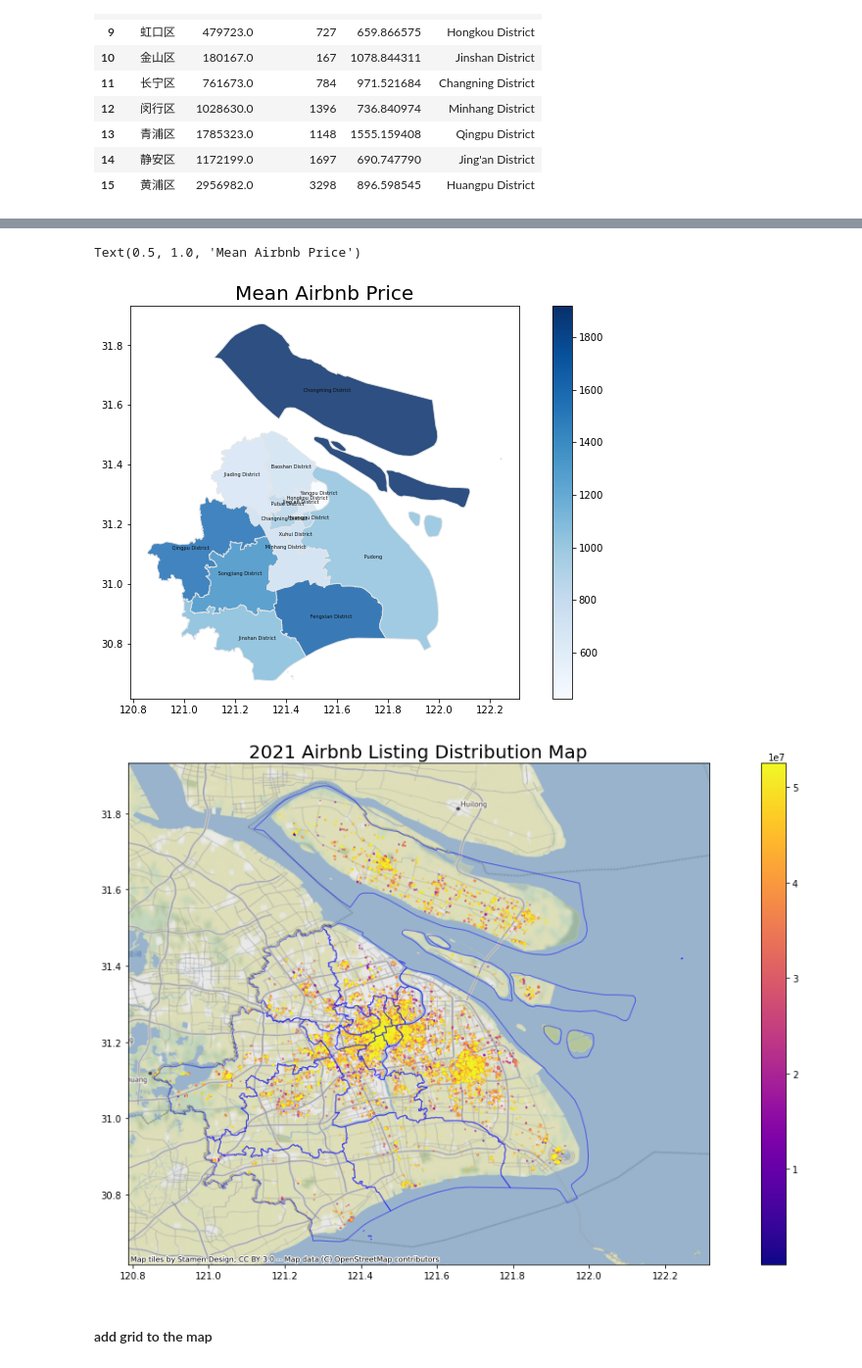
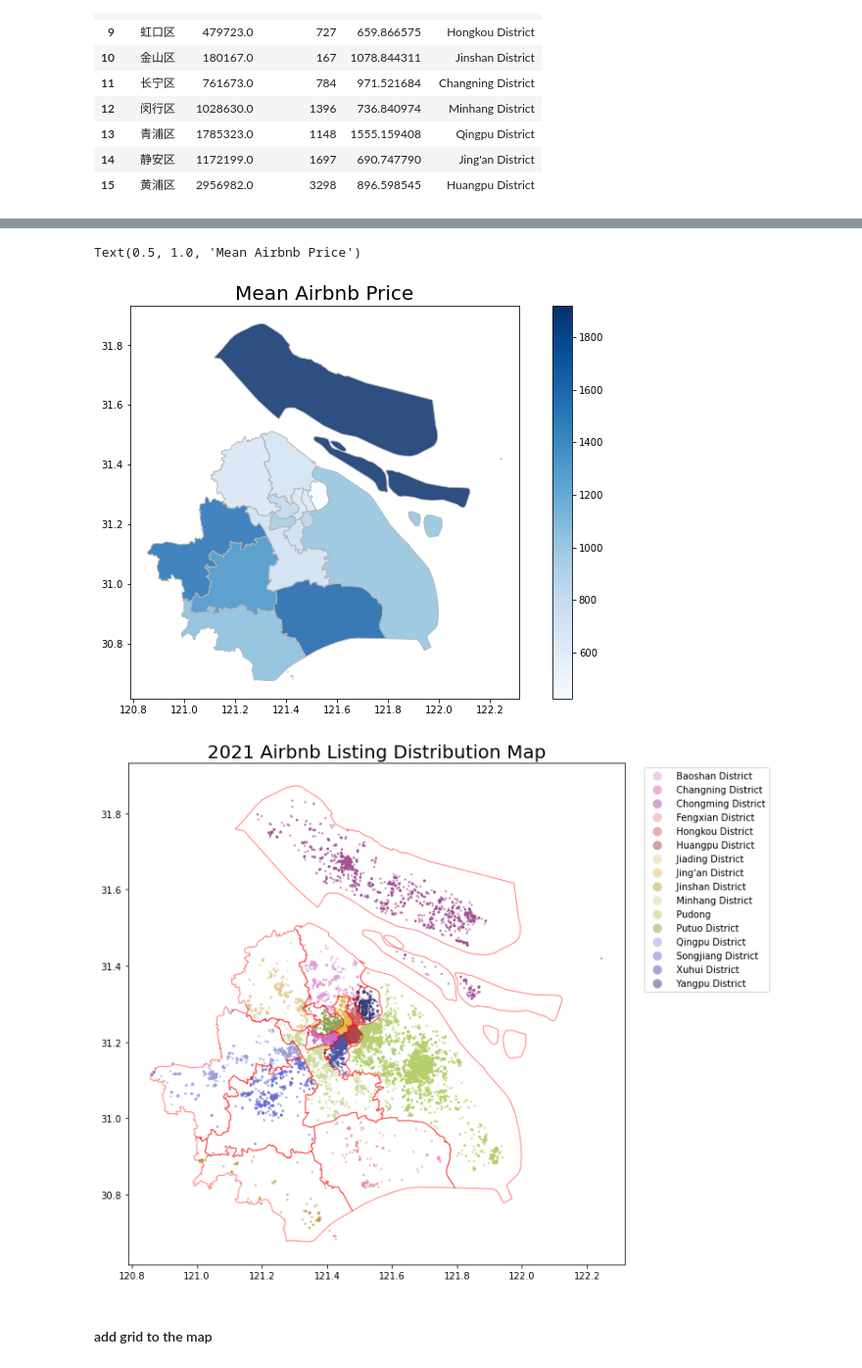
Before and after one commit to hyjucl/disser, a Jupyter notebook: clean_airbnb.ipynb, the cells around one changed output, grey strips where cells are left out. Shown at 98% size. Cells and saved outputs as stored; diff of their text form; code cells hidden in the pictures.

Commit message:
Update clean_airbnb.ipynb
plot maps to show the relationship between Airbnb distribution and area properties.

```diff
--- a/clean_airbnb.ipynb
+++ b/clean_airbnb.ipynb
@@ -399,13 +399,15 @@ ppd['coords'] = ppd['geometry'].apply(lambda x: x.representative_point().coords[
 ppd['coords'] = [coords[0] for coords in ppd['coords']]
 
 ax1 = f.add_subplot()
-ppd.plot(column='ave', legend=True, cmap='Blues', figsize=(12,6), ax=ax1, edgecolor='#e6e6e6', alpha=0.85)
-for idx, row in ppd.iterrows():
-    plt.annotate(s=row['e_name'], xy=row['coords'], horizontalalignment='center', color='#0d0d0c', fontsize=5)
+ppd.plot(column='ave', legend=True, cmap='Blues', figsize=(12,6), ax=ax1, edgecolor='#b5b5b5', alpha=0.85)
+
+## add area name to the map
+# for idx, row in ppd.iterrows():
+#     plt.annotate(s=row['e_name'], xy=row['coords'], horizontalalignment='center', color='#0d0d0c', fontsize=5)
 
 f.subplots_adjust(top=0.92)
 ax1.set_title('Mean Airbnb Price', fontsize=20)
 #plt.savefig('Cluster-House-Prices-Raw.png', dpi=150)
 # %% [output]
 Text(0.5, 1.0, 'Mean Airbnb Price')
-[figure, old version]
+[figure, new version]
@@ -414,14 +433,17 @@ sssh = sssh.to_crs('epsg:4326')
 # %%
 #plot map to see density
 
-ax = ga21.plot(column='id', markersize=2, alpha=0.5, figsize=(20,10), legend=True, cmap='plasma')
-sssh.plot(ax=ax, edgecolor='b', facecolor='None', alpha=0.5, legend = True);
+# colors = ['#a6cee3','#1f78b4','#b2df8a','#33a02c', '#fb9a99','#e31a1c','#fdbf6f','#ff7f00','#cab2d6','#6a3d9a','#ffff99','#b15928','#d9d9d9','#ccebc5',
+#          '#8dd3c7','#fdb462']
+
+ax = ga21.plot(column='e_name', markersize=2, alpha=0.5, figsize=(20,10), legend=True, cmap='tab20b_r',k=16)
+sssh.plot(ax=ax, edgecolor='red', facecolor='None', alpha=0.5, legend = True);
 ax.set_title('2021 Airbnb Listing Distribution Map', fontsize=20)
-cx.add_basemap(ax, crs=ga21.crs)
+# cx.add_basemap(ax, crs=ga21.crs)
 leg = ax.get_legend()
-#leg.set_bbox_to_anchor((0., 0., 1.25, 1))
+leg.set_bbox_to_anchor((0., 0., 1.3, 1))
 # %% [output]
-[figure, old version]
+[figure, new version]
 # %% [markdown]
 #### add grid to the map
 # %%
```
Also changed, not shown: parts of 45 cells of this notebook.
